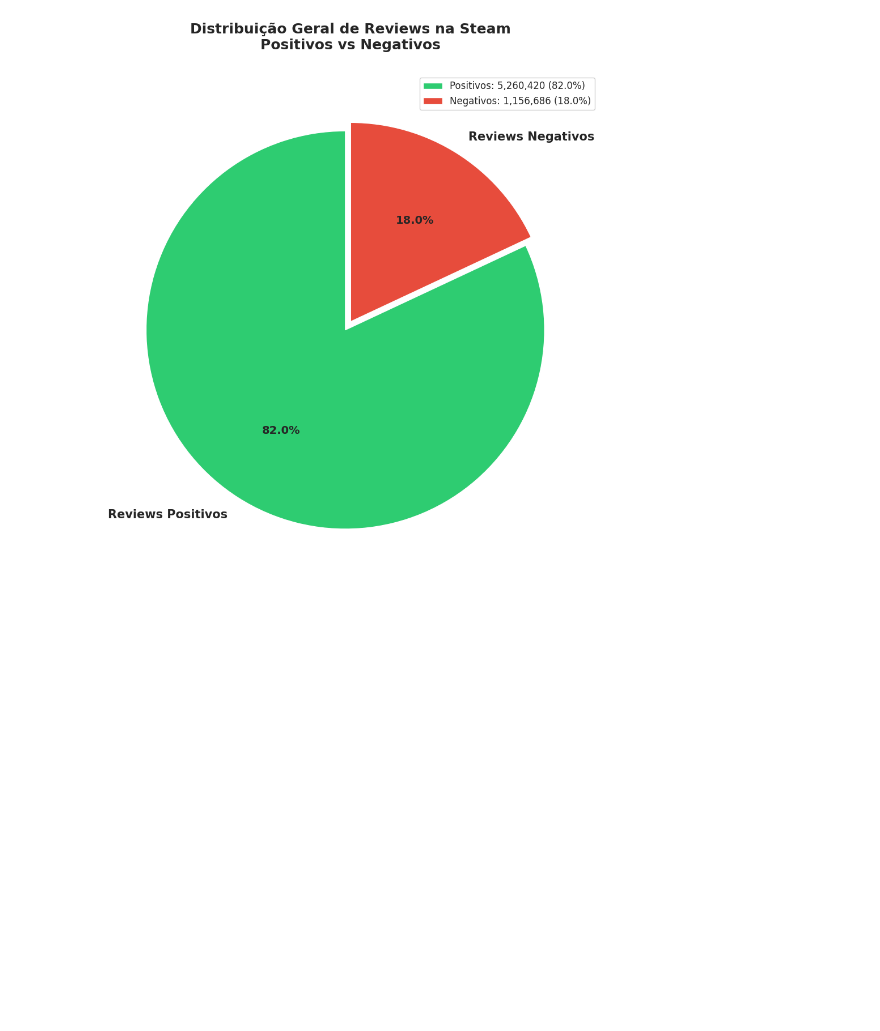
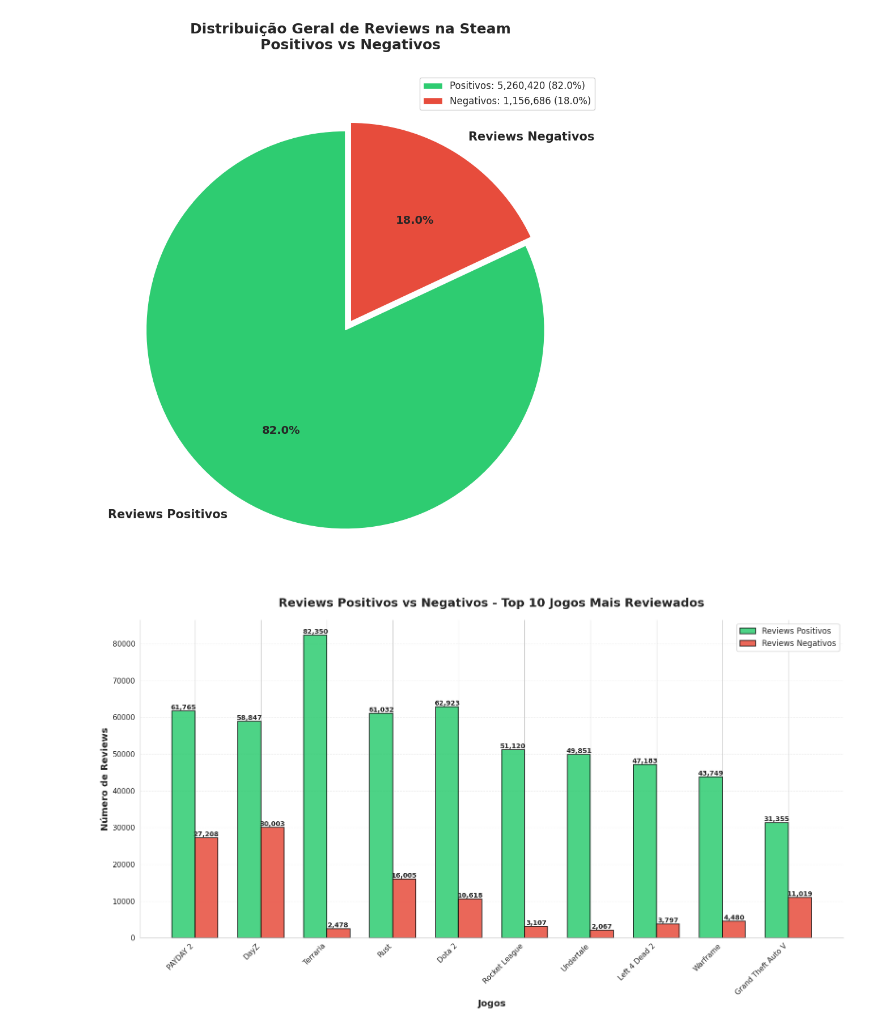
Before and after one commit to jpsantosz/projeto-final-gerenciamento-de-dados-em-larga-escala, a Jupyter notebook: Trabalho_Final_Big_Data.ipynb, the cells around one changed output. Cells and saved outputs as stored; diff of their text form; code cells hidden in the pictures; blank space fills up the shorter version.

```diff
--- a/Trabalho_Final_Big_Data.ipynb
+++ b/Trabalho_Final_Big_Data.ipynb
@@ -194,3 +194,51 @@ plt.tight_layout()
 plt.show()
 # %% [output]
 [figure]
+# %%
+top10_sorted = top10_pandas.sort_values('total_reviews', ascending=False)
+
+# Configuração
+fig, ax = plt.subplots(figsize=(16, 9))
+
+# Posições das barras
+x = np.arange(len(top10_sorted))
+width = 0.35  # Largura das barras
+
+# Criar barras
+bars1 = ax.bar(x - width/2, top10_sorted['positivos'], width,
+               label='Reviews Positivos', color='#2ecc71',
+               alpha=0.85, edgecolor='black', linewidth=1.2)
+
+bars2 = ax.bar(x + width/2, top10_sorted['negativos'], width,
+               label='Reviews Negativos', color='#e74c3c',
+               alpha=0.85, edgecolor='black', linewidth=1.2)
+
+# Adicionar valores em cima das barras
+for bar in bars1:
+    height = bar.get_height()
+    ax.text(bar.get_x() + bar.get_width()/2., height,
+            f'{int(height):,}',
+            ha='center', va='bottom', fontsize=10, fontweight='bold')
+
+for bar in bars2:
+    height = bar.get_height()
+    ax.text(bar.get_x() + bar.get_width()/2., height,
+            f'{int(height):,}',
+            ha='center', va='bottom', fontsize=10, fontweight='bold')
+
+# Configurações do gráfico
+ax.set_xlabel('Jogos', fontsize=14, fontweight='bold')
+ax.set_ylabel('Número de Reviews', fontsize=14, fontweight='bold')
+ax.set_title('Reviews Positivos vs Negativos - Top 10 Jogos Mais Reviewados',
+             fontsize=18, fontweight='bold', pad=20)
+ax.set_xticks(x)
+ax.set_xticklabels(top10_sorted['app_name'], rotation=45, ha='right', fontsize=11)
+ax.legend(fontsize=12, loc='upper right', framealpha=0.9)
+ax.grid(axis='y', alpha=0.3, linestyle='--')
+ax.spines['top'].set_visible(False)
+ax.spines['right'].set_visible(False)
+
+plt.tight_layout()
+plt.show()
+# %% [output]
+[figure, added]
```
Also changed, not shown: parts of 1 cell of this notebook.
